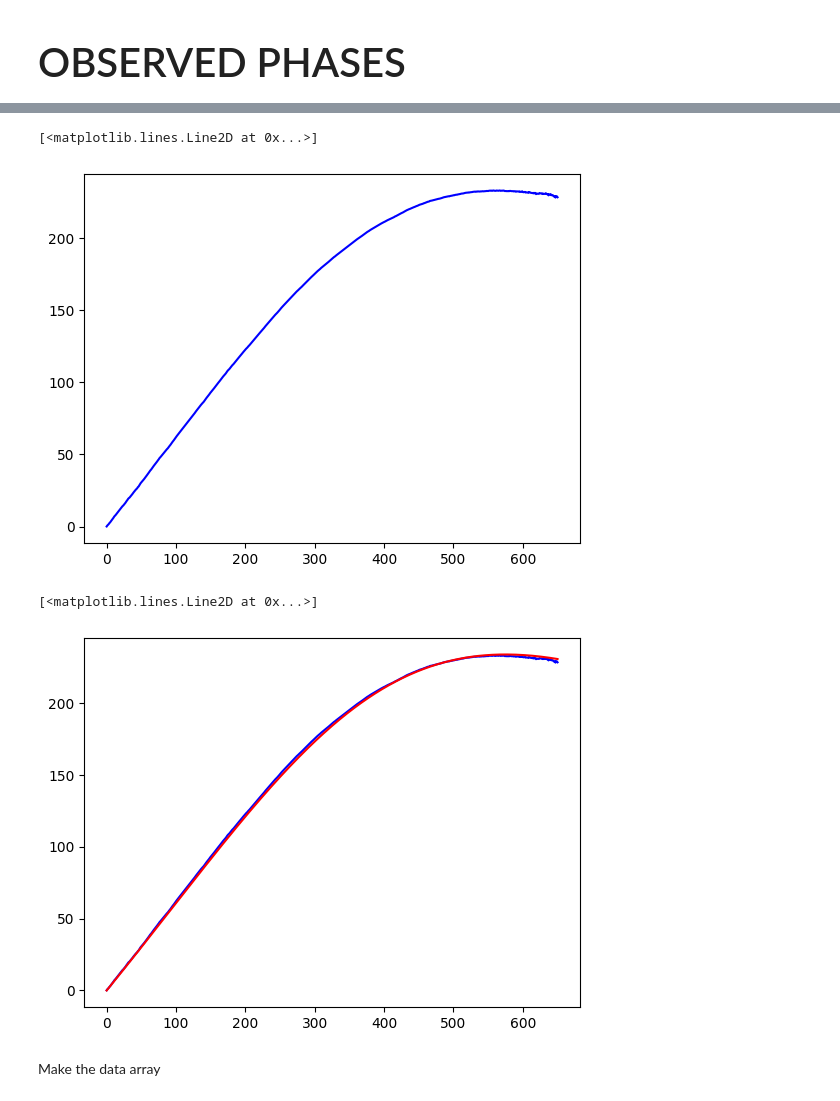
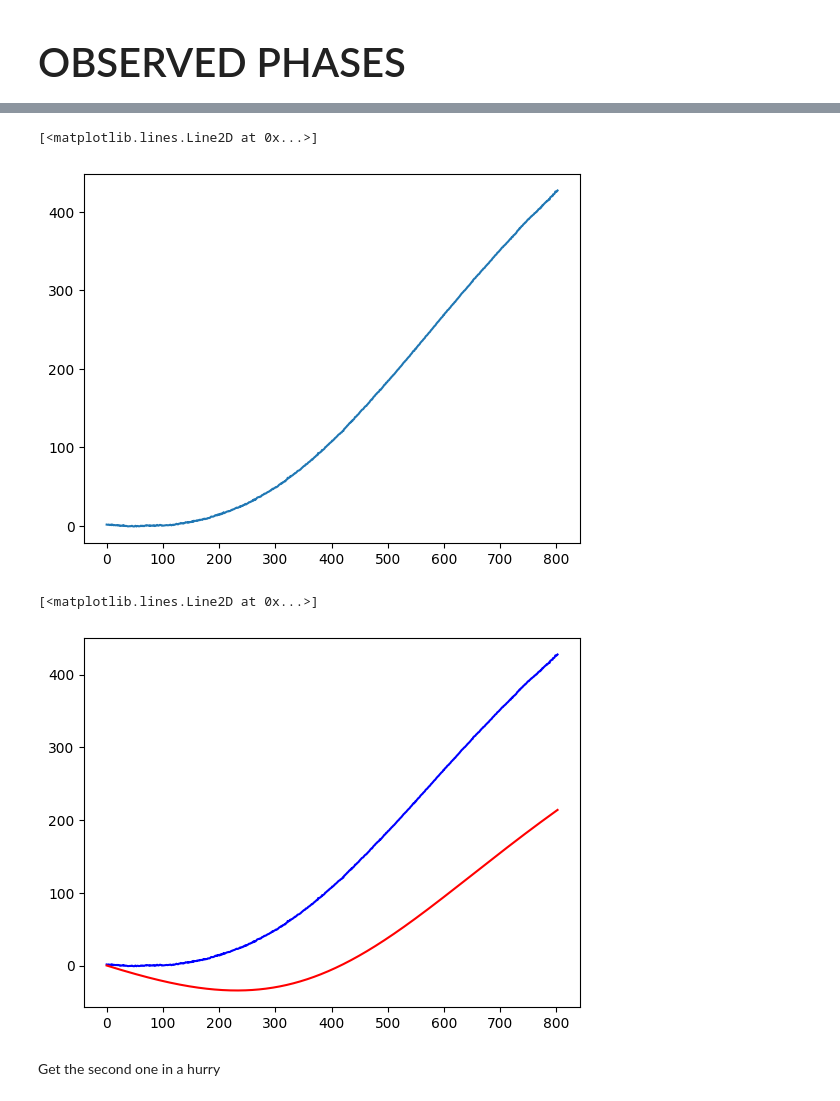
Before and after one commit to ALBATROS-Experiment/albatros_analysis, a Jupyter notebook: scripts/calib_sats.ipynb, the cells around one changed output, grey strips where cells are left out. Saved outputs shown, nothing was run; the diff lists cells and outputs as text; code cells hidden in the pictures.

```diff
--- a/scripts/calib_sats.ipynb
+++ b/scripts/calib_sats.ipynb
@@ -242,6 +245,6 @@ def phase_predictor(fit_coords, pulse_idx):
 
     return pred
 # %%
-pred1 = phase_predictor(a2_coords, 1)
-plt.plot(pred1)
+pred0 = phase_predictor(a2_coords, pulse_idx)
+plt.plot(pred0)
 # %% [output]
@@ -255,10 +258,11 @@ pred1.shape
 # %%
-pulse_idx = 1
-idx_correction=109993-100000
+pulse_idx = 0
+idx_correction=  87077-100000
 # %% [markdown]
 <h1 style="font-size:30pt">OBSERVED PHASES</h1>
 # %%
 relative_start_time = filtered_pulses[pulse_idx][0][0]
+print(relative_start_time)
 t_start = global_start_time + relative_start_time
 t_end = t_start + visibility_window
 
@@ -268,17 +272,18 @@ files_a2, idx2 = butils.get_init_info(t_start, t_end, a2_path)
 print('initial offset:', idx1-idx2)
 
 if idx_correction>0:
-    idx1+=idx_correction
+    idx1_v = idx1 + idx_correction
+    idx2_v = idx2
 else:
-    idx2+=np.abs(idx_correction)
-
-print('final offset:', idx1-idx2)
+    idx2_v = idx2 + np.abs(idx_correction)
+    idx1_v = idx1
+print("Corrected Starting Indices:", idx1_v, idx2_v)
 
 channels = bdc.get_header(files_a1[0])["channels"].astype('int64')
 chanstart = np.where(channels == 1834)[0][0]
 chanend = np.where(channels == 1852)[0][0]
 nchans=chanend-chanstart
 
-ant1 = bdc.BasebandFileIterator(files_a1, 0, idx1, v_acclen, nchunks= v_nchunks, chanstart = chanstart, chanend = chanend, type='float')
-ant2 = bdc.BasebandFileIterator(files_a2, 0, idx2, v_acclen, nchunks= v_nchunks, chanstart = chanstart, chanend = chanend, type='float')
+ant1 = bdc.BasebandFileIterator(files_a1, 0, idx1_v, v_acclen, nchunks= v_nchunks, chanstart = chanstart, chanend = chanend, type='float')
+ant2 = bdc.BasebandFileIterator(files_a2, 0, idx2_v, v_acclen, nchunks= v_nchunks, chanstart = chanstart, chanend = chanend, type='float')
 # %% [output]
@@ -331,16 +342,14 @@ Time taken final: 100.58032584190369
 # %%
-obs1 = np.unwrap(vis_phase[0:651,2])
-plt.plot(obs1, color='blue')
+obs0 = np.unwrap(vis_phase[0:803,2])
+plt.plot(obs0)
 # %% [output]
 [<matplotlib.lines.Line2D at 0x...>]
-[figure, old version]
+[figure, new version]
 # %%
-obs1 = np.unwrap(vis_phase[0:651,2])
-
-plt.plot(obs1, color='blue')
-plt.plot(pred1, color='red')
+plt.plot(obs0, color='blue')
+plt.plot(pred0, color='red')
 # %% [output]
 [<matplotlib.lines.Line2D at 0x...>]
-[figure, old version]
+[figure, new version]
-# %% [markdown]
-Make the data array
+# %% [markdown]
+Get the second one in a hurry
```
Also changed, not shown: parts of 19 cells of this notebook, 8 other files.
